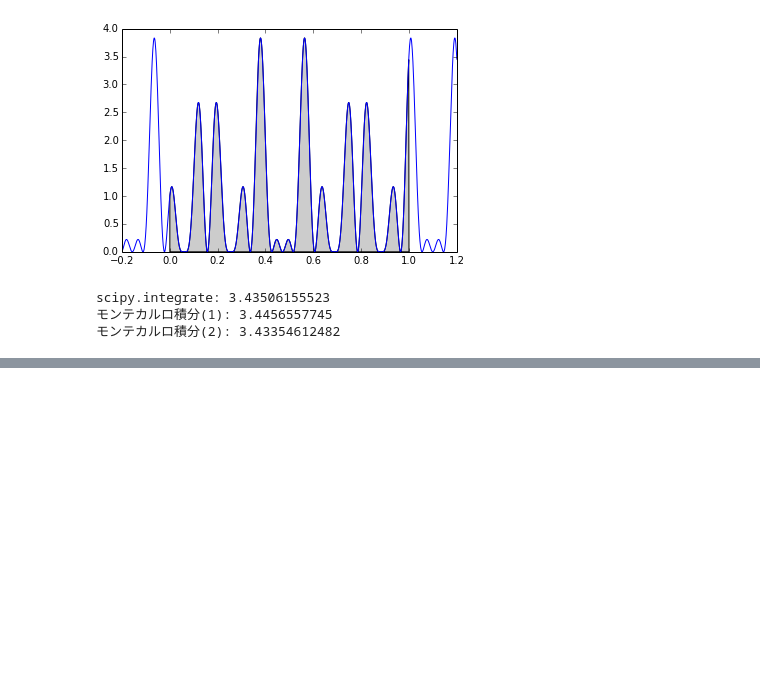
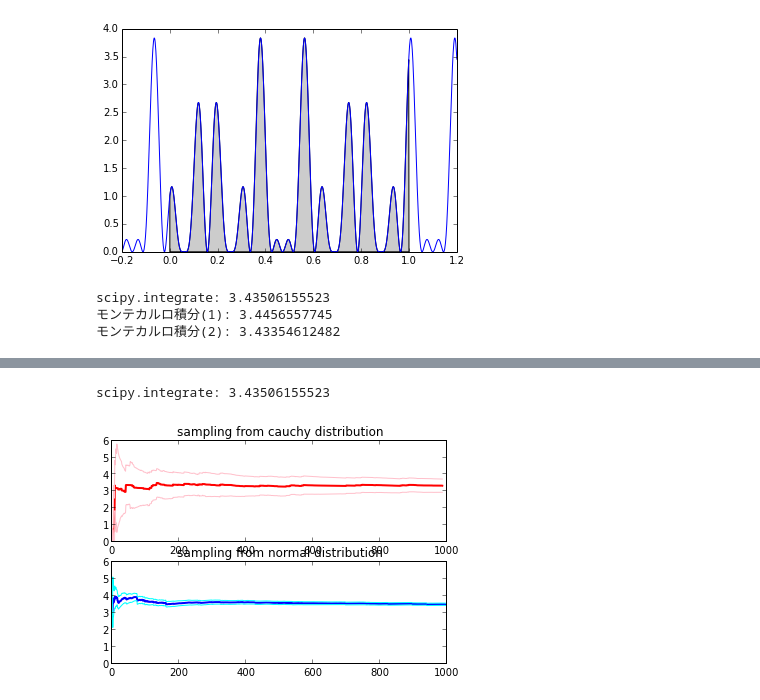
Before and after one commit to aidiary/PRML, a Jupyter notebook: ch11/monte_carlo_integration.ipynb, the cells around one changed output, grey strips where cells are left out. Drawn from its saved outputs; the diff is of its cells as text; code cells hidden in the pictures; blank space fills up the shorter version.

```diff
--- a/ch11/monte_carlo_integration.ipynb
+++ b/ch11/monte_carlo_integration.ipynb
@@ -273,0 +309,66 @@ scipy.integrate: 3.43506155523
+# %%
+import numpy as np
+import matplotlib.pyplot as plt
+from scipy.stats import cauchy, norm
+import scipy.integrate
+
+# モンテカルロ積分の収束テスト
+# 練習問題3.1
+
+N = 1000
+x = 4
+
+# scipy.integrateでの積分
+h1 = lambda t: t * norm(loc=x).pdf(t) * cauchy.pdf(t)
+h2 = lambda t: norm(loc=x).pdf(t) * cauchy.pdf(t)
+num = scipy.integrate.quad(h1, -Inf, Inf)[0]
+den = scipy.integrate.quad(h2, -Inf, Inf)[0]
+I = num / den
+print "scipy.integrate:", I
+
+# (1) コーシー分布からサンプリングするモンテカルロ積分の収束テスト
+# 分子も分母も同じサンプルを使用すると仮定
+theta = cauchy.rvs(size=N)
+num = theta * norm(loc=x).pdf(theta)
+den = norm(loc=x).pdf(theta)
+
+# 分母に0がくるサンプルを削除
+num = num[den != 0]
+den = den[den != 0]
+Ndash = len(num)
+
+y = num / den
+estint = (np.cumsum(num) / np.arange(1, Ndash + 1)) / (np.cumsum(den) / np.arange(1, Ndash + 1))
+esterr = np.sqrt(np.cumsum((y - estint) ** 2)) / np.arange(1, Ndash + 1)
+
+plt.subplot(2, 1, 1)
+plt.plot(estint, color='red', linewidth=2)
+plt.plot(estint + 2 * esterr, color='pink', linewidth=1)
+plt.plot(estint - 2 * esterr, color='pink', linewidth=1)
+plt.title('sampling from cauchy distribution')
+plt.ylim((0, 6))
+
+# (2) 正規分布からサンプリングするモンテカルロ積分の収束テスト
+theta = norm(loc=x).rvs(size=N)
+num = theta * cauchy.pdf(theta)
+den = cauchy.pdf(theta)
+
+num = num[den != 0]
+den = den[den != 0]
+Ndash = len(num)
+
+y = num / den
+estint = (np.cumsum(num) / np.arange(1, Ndash + 1)) / (np.cumsum(den) / np.arange(1, Ndash + 1))
+esterr = np.sqrt(np.cumsum((y - estint) ** 2)) / np.arange(1, Ndash + 1)
+
+plt.subplot(2, 1, 2)
+plt.plot(estint, color='blue', linewidth=2)
+plt.plot(estint + 2 * esterr, color='cyan', linewidth=1)
+plt.plot(estint - 2 * esterr, color='cyan', linewidth=1)
+plt.title('sampling from normal distribution')
+plt.ylim((0, 6))
+
+plt.show()
+# %% [output]
+scipy.integrate: 3.43506155523
+[figure, added]
```
Also changed, not shown: parts of 1 cell of this notebook, 1 other file.
